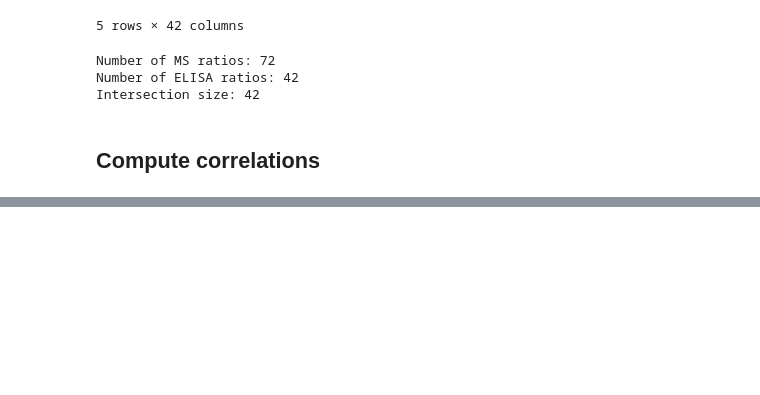
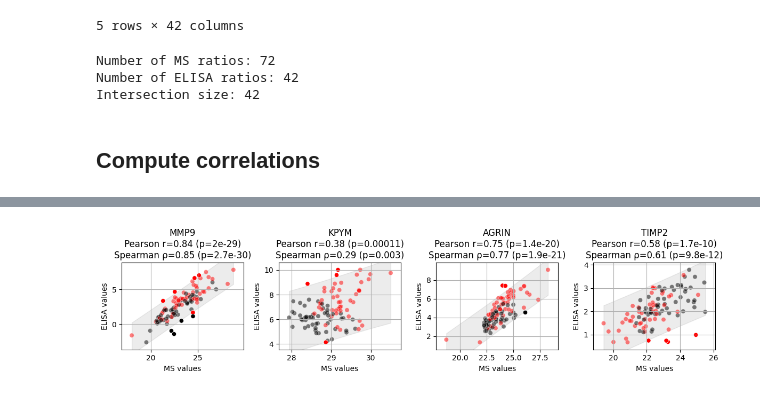
Before and after one commit to MiMARK-es/cohort-analysis, a Jupyter notebook: notebooks/cohort_7_3_ELISA_vs_MS.ipynb, the cells around one changed output, grey strips where cells are left out. Saved outputs shown, nothing was run; the diff lists cells and outputs as text; code cells hidden in the pictures; blank space fills up the shorter version.

```diff
--- a/notebooks/cohort_7_3_ELISA_vs_MS.ipynb
+++ b/notebooks/cohort_7_3_ELISA_vs_MS.ipynb
@@ -321,0 +535,14 @@ Marker   Sample  Total  AGRIN  CLIC1  KPYM  MMP9  MVP  PERM  TIMP2
+# %%
+outlier_summary = plot_ms_vs_elisa_correlation(
+    df_105,
+    df_elisa_norm,
+    biomarkers_to_plot=["MMP9", "KPYM", "AGRIN", "TIMP2"],
+    pathology_col='Pathology',
+    bloody_samples=bloody_samples,
+    palette={0: 'black', 1: 'red'},
+    log2_elisa=True,
+    ncols=4,
+    figsize=(12, 3)
+)
+# %% [output]
+[figure, added]
```
Also changed, not shown: parts of 47 cells of this notebook.
